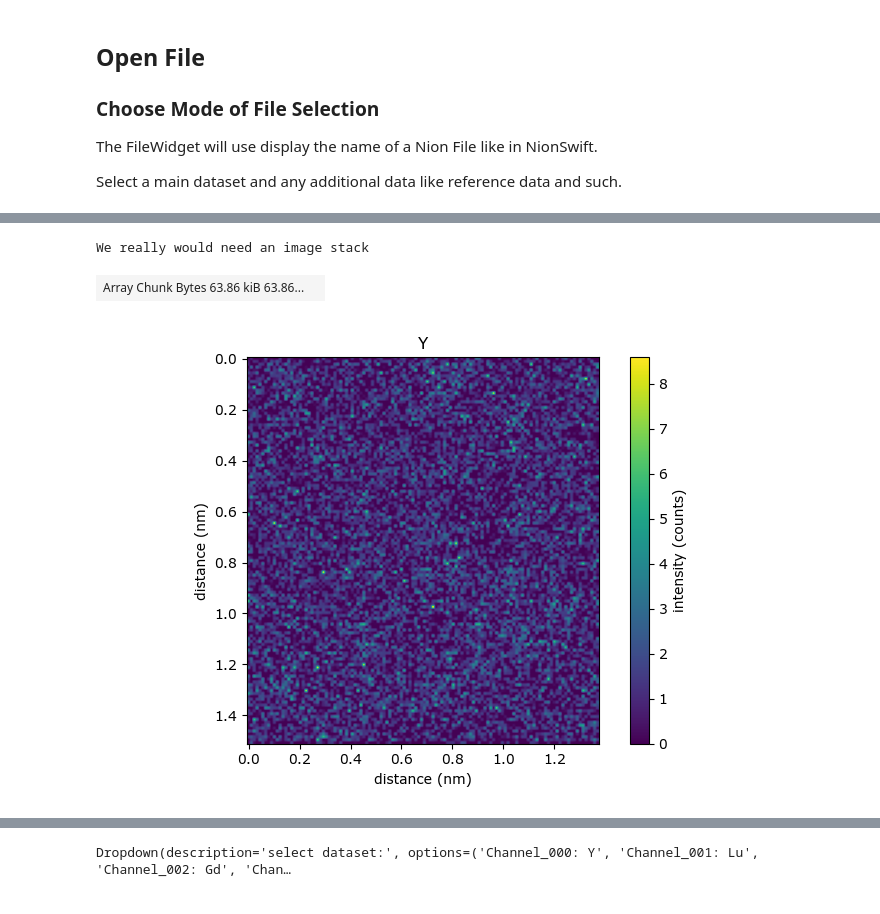
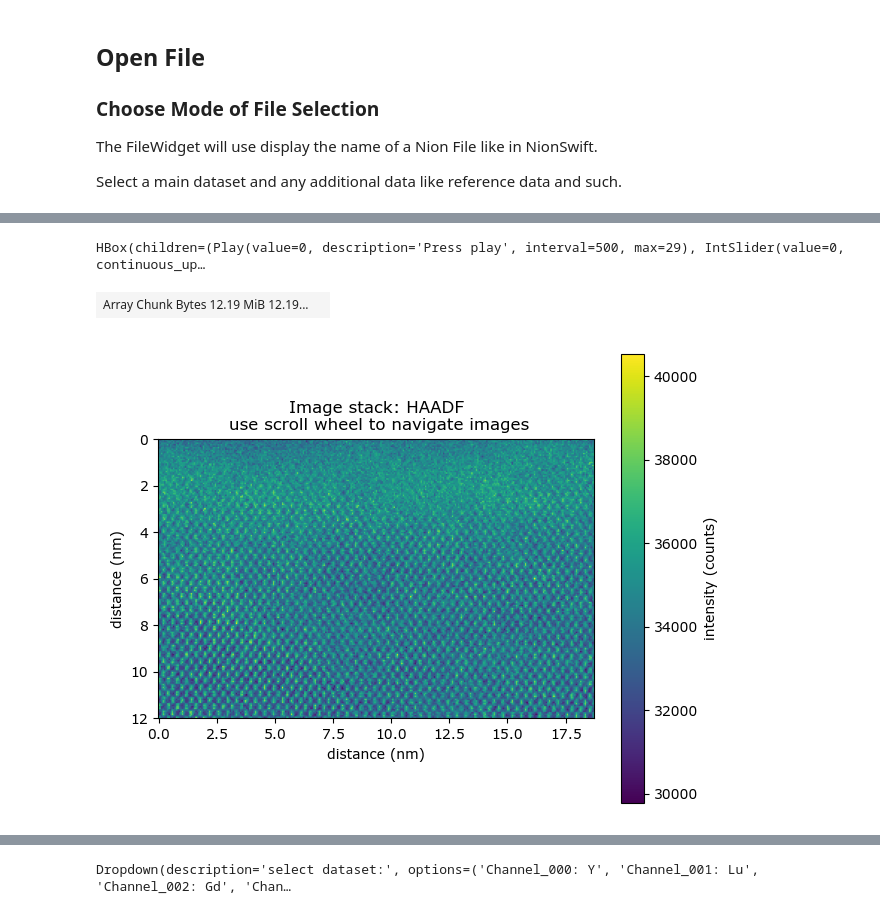
Before and after one commit to pycroscopy/pyTEMlib, a Jupyter notebook: notebooks/Imaging/View_Files.ipynb, the cells around one changed output, grey strips where cells are left out. Cells and saved outputs as stored; diff of their text form; code cells hidden in the pictures.

```diff
--- a/notebooks/Imaging/View_Files.ipynb
+++ b/notebooks/Imaging/View_Files.ipynb
@@ -129,13 +131,13 @@ VBox(children=(Dropdown(description='directory:', layout=Layout(width='90%'), op
 # %%
 datasets = fileWidget.datasets
-dataset = datasets['Channel_000']
+dataset = datasets['Channel_004']
 
 if dataset.data_type.name != 'IMAGE_STACK':
     print('We really would need an image stack')
 
 view = dataset.plot()
 dataset
 # %% [output]
-We really would need an image stack
+HBox(children=(Play(value=0, description='Press play', interval=500, max=29), IntSlider(value=0, continuous_up…
-| Array Chunk Bytes 63.86 kiB 63.86... |  |
+| Array Chunk Bytes 12.19 MiB 12.19... |  |
-[figure, old version]
+[figure, new version]
```
Also changed, not shown: parts of 14 cells of this notebook, 12 other files.
